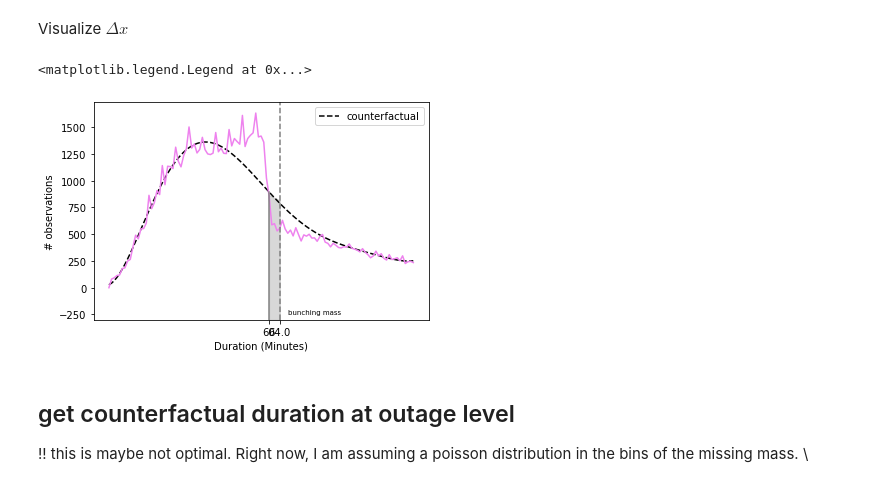
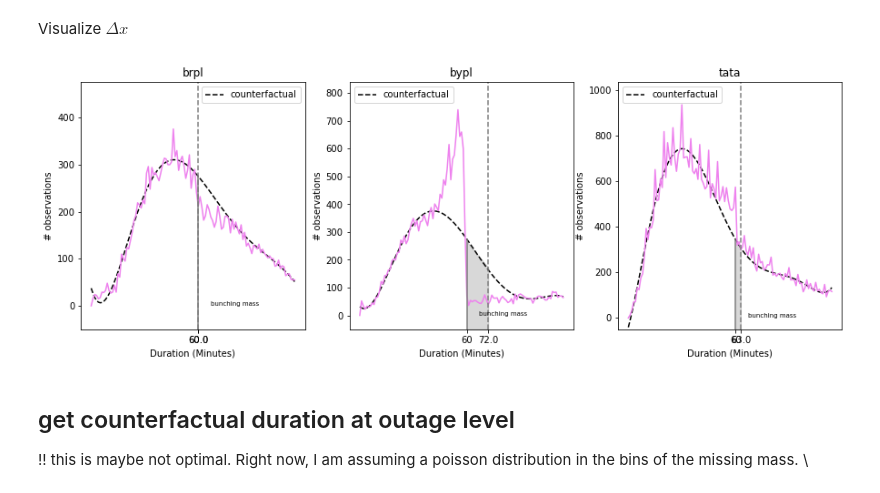
Before and after one commit to paulaleoni/delhi_outages, a Jupyter notebook: src/outage_bunching.ipynb, the cells around one changed output. Drawn from its saved outputs; the diff is of its cells as text; code cells hidden in the pictures.

```diff
--- a/src/outage_bunching.ipynb
+++ b/src/outage_bunching.ipynb
@@ -131,16 +113,14 @@ z = 119
 z_lower120 = z - 5 * bsize
 missing120 = z + ex_reg * bsize
 
-# define bins
 
-bunch120 = tools.bunching(data.duration_minutes, bsize = bsize, xmax= 160, xmin= 90, z_upper= z, z_lower= z_lower120, missing = missing120, ex_reg= ex_reg, ex_reg_miss = ex_reg_miss, poly_dgr=9, include_missing=False)
+for f in data.discom.unique():
+    dt = data[data.discom == f]
+    bunch120 = tools.bunching(dt.duration_minutes, bsize = bsize, xmax= 160, xmin= 90, z_upper= z, z_lower= z_lower120, missing = missing120, ex_reg= ex_reg, ex_reg_miss = ex_reg_miss, poly_dgr=9, include_missing=False)
+    bunching[f].update({'bunch120': bunch120})
+    #display(bunch120.estimation_res())
+    print('deltaX:', bunch120.get_deltaX())
+    print('total bunching',bunch120.total_bunch())
+
 #print(bunch120.df_count())
-
-display(bunch120.estimation_res())
-
-print('deltaX:', bunch120.get_deltaX())
-
-pred120 = bunch120.prediction()
-
-print('total bunching',bunch120.total_bunch())
 # %% [output]
@@ -199,25 +158,30 @@ Text(0.5, 0, 'Duration (Minutes)')
 # %% [markdown]
 Visualize $\Delta x$
 # %%
-fig, ax = plt.subplots()
-b = np.round(60 + bunch60.total_bunch())
-min = -300
-plt.plot(pred60.duration[pred60.duration >= 0], pred60.y_pred[pred60.duration >= 0], color = 'black', linestyle='dashed', label = 'counterfactual')
-plt.plot(pred60.duration, pred60.nobs, color = 'violet')
-plt.plot([60,60], [min,pred60.loc[pred60.duration == 60, 'y_pred'].reset_index(drop=True)[0]], color = 'grey')
-plt.axvline(b,color='grey', linestyle = 'dashed')
-plt.xlabel('Duration (Minutes)')
-plt.ylabel('# observations')
-plt.xticks([60 , b], labels = [60,b])
-plt.ylim(min,pred60.nobs.max()+ 100)
-plt.fill_between(np.linspace(60,b,np.sum((pred60.duration > 60) & (pred60.duration < b))),pred60.y_pred[(pred60.duration > 60) & (pred60.duration < b)], np.repeat(min,np.sum((pred60.duration > 60) & (pred60.duration < b))), alpha = .3, color = 'grey')
-plt.annotate('bunching mass', xy = (67,min + 50), size = 7)
-plt.legend()
+fig, ax = plt.subplots(1,3,figsize=(15,5))
+min = -50
+for i in range(3):
+    f = data.discom.unique()[i]
+    bunch = bunching[f]['bunch60']
+    pred60 = bunching[f]['bunch60'].prediction()
+    b = np.round(60 + bunch.total_bunch())
+    ax[i].plot(pred60.duration[pred60.duration >= 0], pred60.y_pred[pred60.duration >= 0], color = 'black', linestyle='dashed', label = 'counterfactual')
+    ax[i].plot(pred60.duration, pred60.nobs, color = 'violet')
+    ax[i].plot([60,60], [min,pred60.loc[pred60.duration == 60, 'y_pred'].reset_index(drop=True)[0]], color = 'grey')
+    ax[i].axvline(b,color='grey', linestyle = 'dashed')
+    ax[i].set_xlabel('Duration (Minutes)')
+    ax[i].set_ylabel('# observations')
+    ax[i].set_xticks([60 , b])
+    ax[i].set_xticklabels(labels = [60,b])
+    ax[i].set_ylim(min,pred60.nobs.max()+ 100)
+    ax[i].fill_between(np.linspace(60,b,np.sum((pred60.duration > 60) & (pred60.duration < b))),pred60.y_pred[(pred60.duration > 60) & (pred60.duration < b)], np.repeat(min,np.sum((pred60.duration > 60) & (pred60.duration < b))), alpha = .3, color = 'grey')
+    ax[i].annotate('bunching mass', xy = (67,min + 50), size = 7)
+    ax[i].legend()
+    ax[i].set_title(f)
 
 #fig.savefig('xdensity.png',dpi=120, format='png')
 # %% [output]
-<matplotlib.legend.Legend at 0x...>
-[figure, old version]
+[figure, new version]
 # %% [markdown]
 ## get counterfactual duration at outage level
 
```
Also changed, not shown: parts of 7 cells of this notebook, 4 other files.
